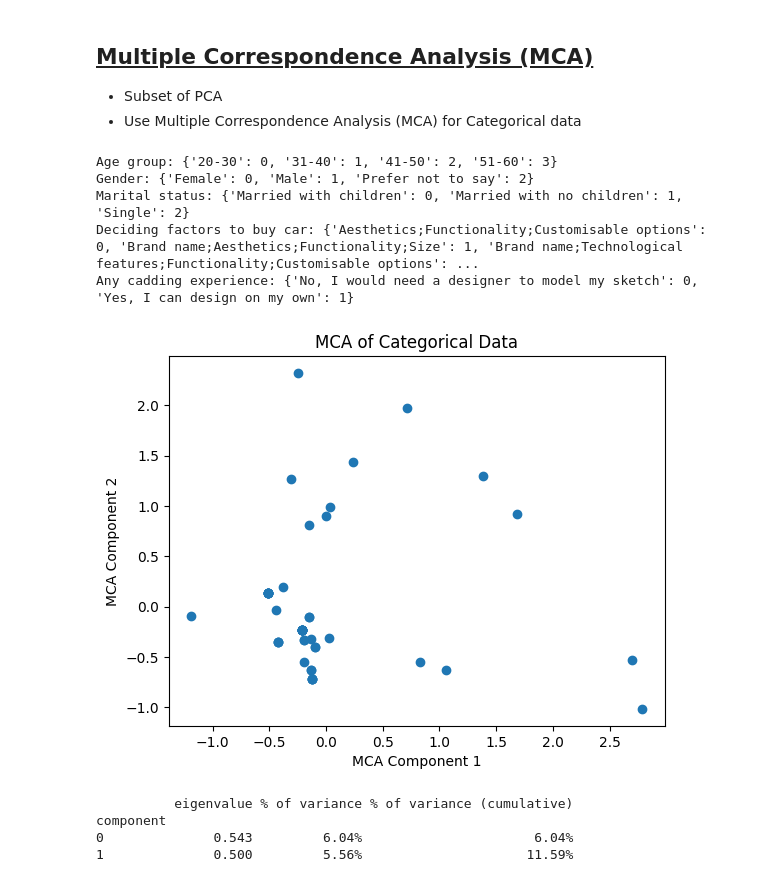
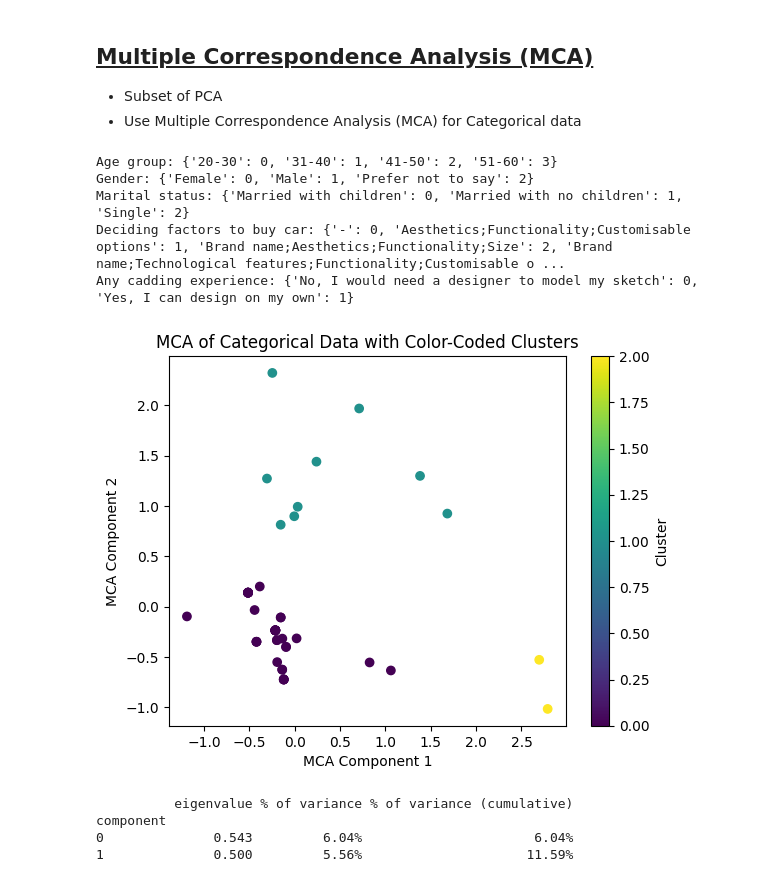
Before and after one commit to Rzi98/MA4829-AY23-24-S2, a Jupyter notebook: src/pca.ipynb, the cells around one changed output. Saved outputs shown, nothing was run; the diff lists cells and outputs as text; code cells hidden in the pictures.

```diff
--- a/src/pca.ipynb
+++ b/src/pca.ipynb
@@ -7,48 +7,52 @@
 import pandas as pd
 from prince import MCA
 import matplotlib.pyplot as plt
-import pandas as pd
 from sklearn.preprocessing import LabelEncoder
-import matplotlib.pyplot as plt
+from sklearn.cluster import KMeans  # Example clustering algorithm
 
 # Load the dataset
 df = pd.read_csv('../data/cleaned_data.csv')
 
 # Extracting categorical columns
 categorical_cols = ['Age group', 'Gender', 'Marital status', 'Deciding factors to buy car', 'Any cadding experience']
 
 # Applying LabelEncoder to transform categorical columns
 le = LabelEncoder()
 for col in categorical_cols:
     df[col] = le.fit_transform(df[col])
     print(f"{col}: {dict(zip(le.classes_, le.transform(le.classes_)))}")
 
 # Extract only the categorical columns for MCA
 data_for_mca = df[categorical_cols]
 
 # Instantiate and fit MCA
 mca = MCA(n_components=2)
 mca.fit(data_for_mca)
 
 # Transform the data
 X_mca = mca.transform(data_for_mca)
 
-# Plot the MCA results
-plt.scatter(X_mca.iloc[:, 0], X_mca.iloc[:, 1])
+# Example: Cluster the data using KMeans (replace this with your clustering logic)
+kmeans = KMeans(n_clusters=3, random_state=42)
+df['Cluster'] = kmeans.fit_predict(X_mca)
+
+# Plot the MCA results with color-coded clusters
+plt.scatter(X_mca.iloc[:, 0], X_mca.iloc[:, 1], c=df['Cluster'], cmap='viridis')  # Adjust cmap as needed
 plt.xlabel('MCA Component 1')
 plt.ylabel('MCA Component 2')
-plt.title('MCA of Categorical Data')
+plt.title('MCA of Categorical Data with Color-Coded Clusters')
+plt.colorbar(label='Cluster')
 plt.show()
 
-# Display contributions of categories to the dimensions
-print(mca.contributions_)
+# Eigenvalues summary
+print(mca.eigenvalues_summary)
 # %% [output]
 Age group: {'20-30': 0, '31-40': 1, '41-50': 2, '51-60': 3}
 Gender: {'Female': 0, 'Male': 1, 'Prefer not to say': 2}
 Marital status: {'Married with children': 0, 'Married with no children': 1, 'Single': 2}
-Deciding factors to buy car: {'Aesthetics;Functionality;Customisable options': 0, 'Brand name;Aesthetics;Functionality;Size': 1, 'Brand name;Technological features;Functionality;Customisable options': ...
+Deciding factors to buy car: {'-': 0, 'Aesthetics;Functionality;Customisable options': 1, 'Brand name;Aesthetics;Functionality;Size': 2, 'Brand name;Technological features;Functionality;Customisable o ...
 Any cadding experience: {'No, I would need a designer to model my sketch': 0, 'Yes, I can design on my own': 1}
-[figure, old version]
+[figure, new version]
           eigenvalue % of variance % of variance (cumulative)
 component
 0              0.543         6.04%                      6.04%
```
Also changed, not shown: parts of 2 cells of this notebook, 6 other files.
